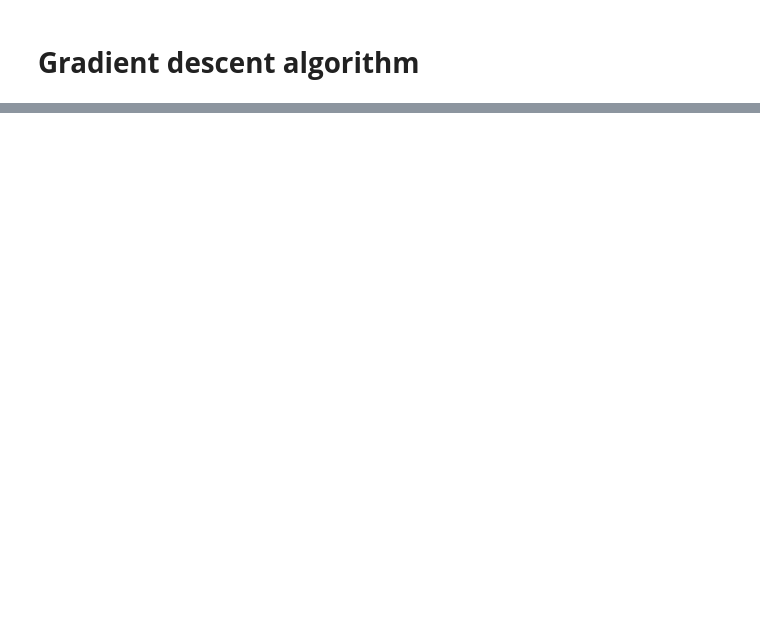
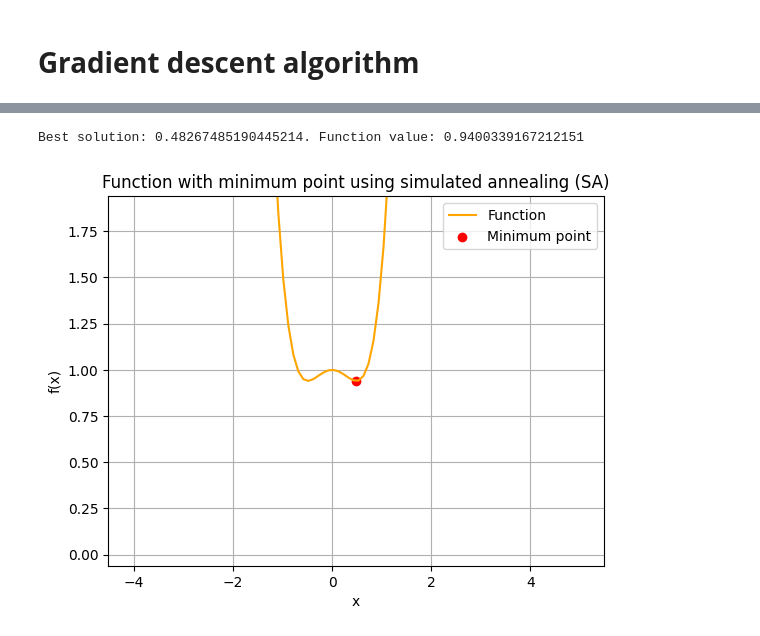
Before and after one commit to DiegoRaC14/UDLAP-AI, a Jupyter notebook: Optimization_algorithms_act/Optimization_algorithms.ipynb, the cells around one changed output, grey strips where cells are left out. Drawn from its saved outputs; the diff is of its cells as text; code cells hidden in the pictures; blank space fills up the shorter version.

```diff
--- a/Optimization_algorithms_act/Optimization_algorithms.ipynb
+++ b/Optimization_algorithms_act/Optimization_algorithms.ipynb
@@ -38,0 +421,16 @@ print("Solution found:", solution)
+# %%
+iter_num = 1000
+cur_solution = 1.0
+cur_temp = 10.0
+cooling_rate = 0.99
+
+# Run the Simulated Annealing algorithm
+x_best_solution, y_best_solution = simulated_annealing(f, iter_num, cur_solution, cur_temp, cooling_rate)
+
+print(f"Best solution: {x_best_solution}. Function value: {y_best_solution}")
+# %% [output]
+Best solution: 0.48267485190445214. Function value: 0.9400339167212151
+# %%
+graph_minimum_sa(f, x_best_solution, y_best_solution)
+# %% [output]
+[figure, added]
```
Also changed, not shown: parts of 18 cells of this notebook.
